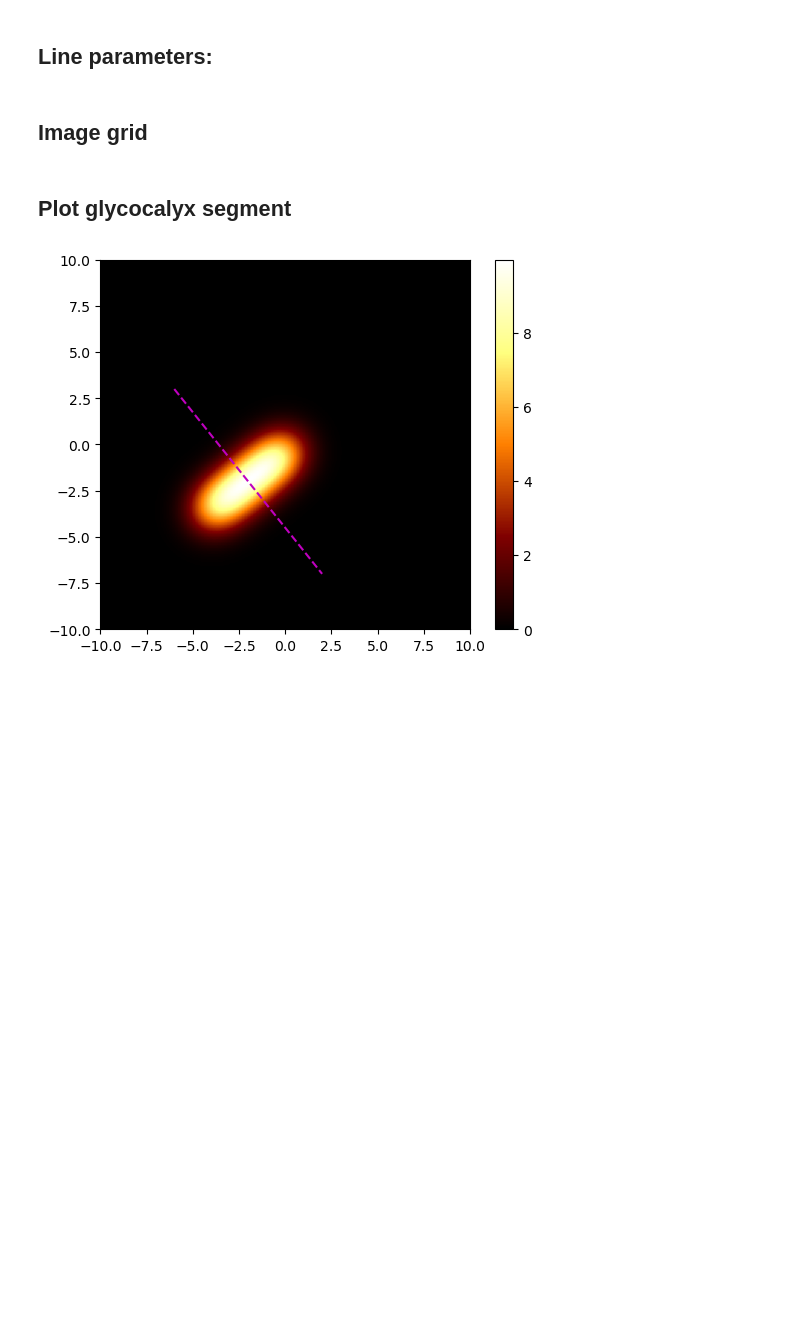
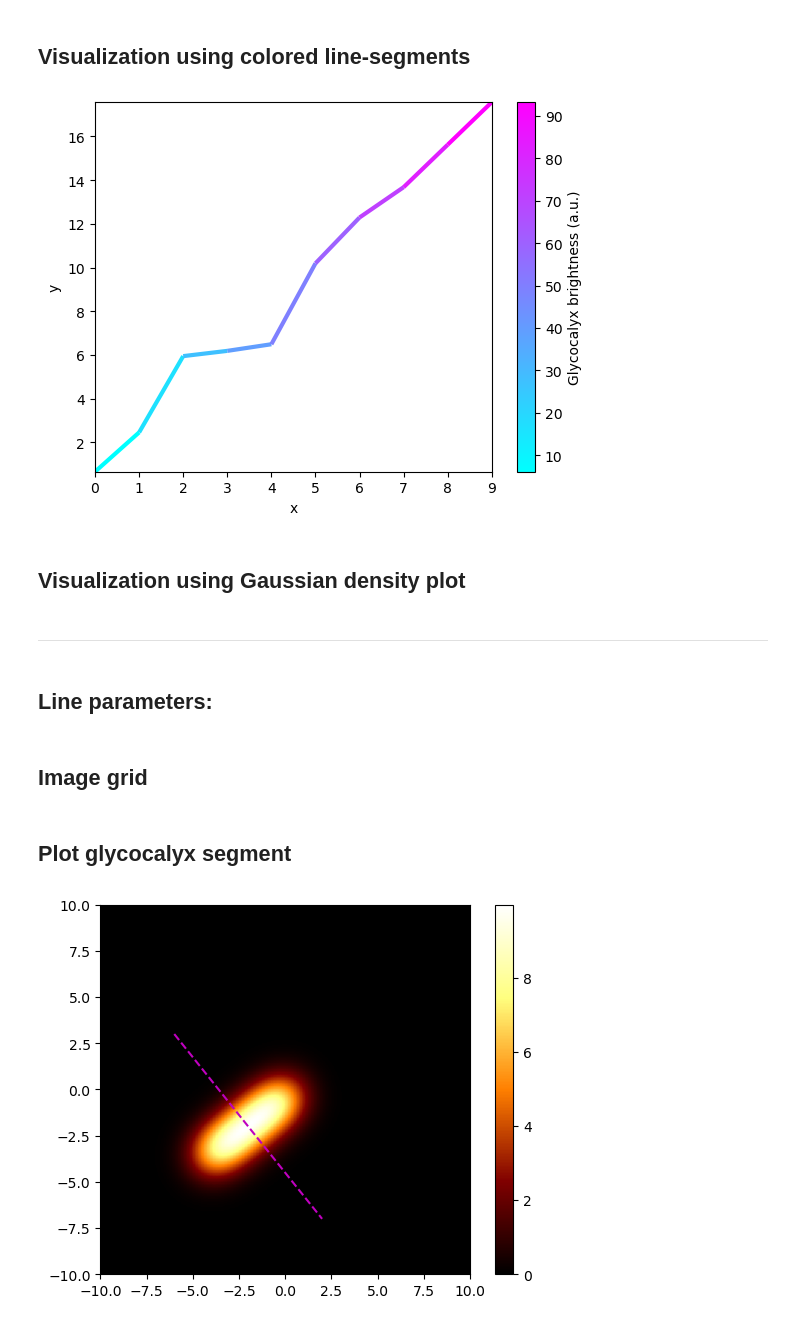
Before and after one commit to drkutuzov/glycocalyx-image-tools, a Jupyter notebook: gcx-tools/gcx_map.ipynb, the cells around one changed output. Cells and saved outputs as stored; diff of their text form; code cells hidden in the pictures; blank space fills up the shorter version.

Commit message:
Function "plot_line_segments" for plotting glycocalyx brightness as a sequence of colored line segments

```diff
--- a/gcx-tools/gcx_map.ipynb
+++ b/gcx-tools/gcx_map.ipynb
@@ -2,6 +2,31 @@
 import matplotlib.pyplot as plt
 import numpy as np
 import gcx_map
+# %% [markdown]
+## Visualization using colored line-segments
+# %%
+n = 10 # number of points where glycocalyx brightness was measured
+x = np.arange(n) # x-coordinates of points where glycocalyx brightness was measured
+y = x + np.random.normal(loc=x, scale=1) # y-coordinates of points where glycocalyx brightness was measured
+vals = 10*x + np.random.normal(loc=x, scale=1) # glycocalyx brightness for every (x, y) point
+# %%
+fig, ax = plt.subplots()
+
+gcx_map.plot_line_segments(x, y, vals,
+                   colormap='cool',
+                   linewidth=3,
+                   ax=ax,
+                   xlim=(x.min(), x.max()),
+                   ylim=(y.min(), y.max()),
+                   xlabel='x',
+                   ylabel='y',
+                   cbar_label='Glycocalyx brightness (a.u.)')
+# %% [output]
+[figure, added]
+# %% [markdown]
+## Visualization using Gaussian density plot
+# %% [markdown]
+***
 # %% [markdown]
 ## Line parameters:
 # %%
```
Also changed, not shown: 1 other file.
